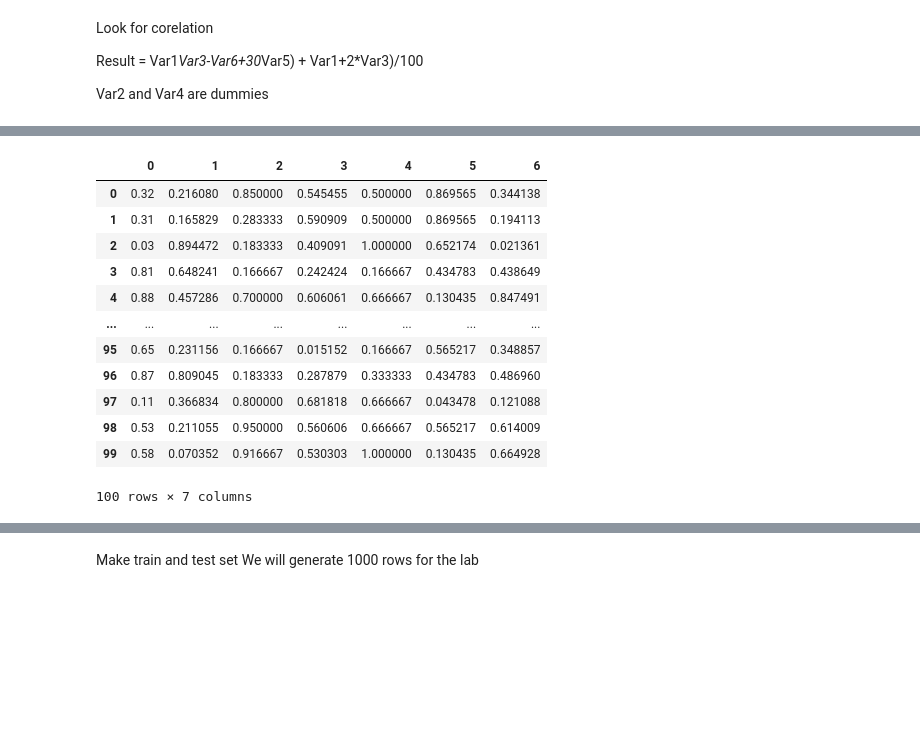
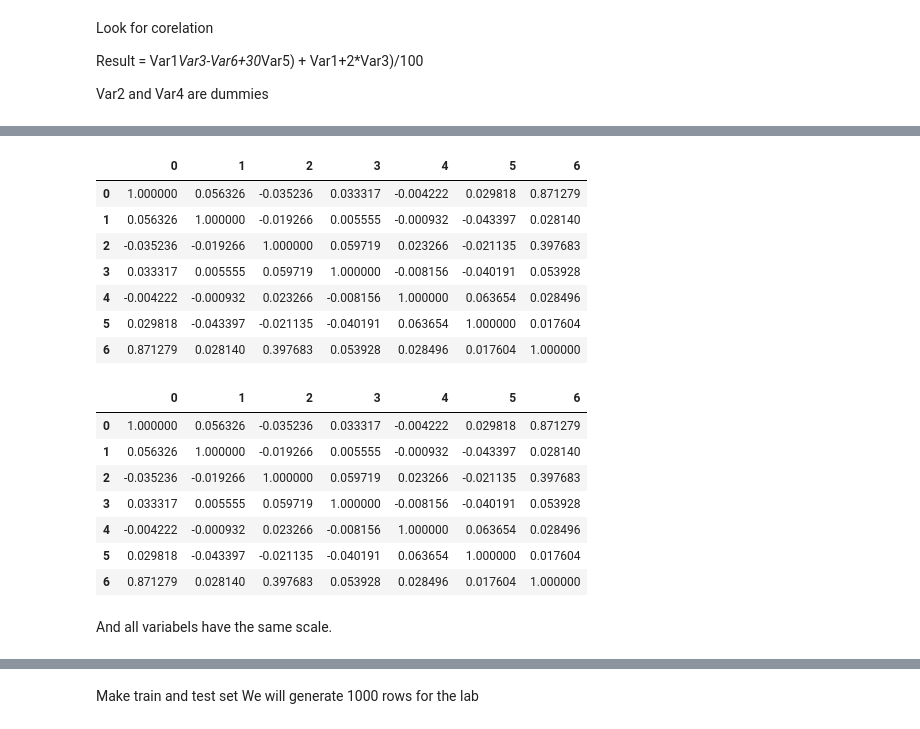
Before and after one commit to umaimehm/Intro_to_AI, a Jupyter notebook: 2021 Lab/Lab4/Untitled.ipynb, the cells around one changed output, grey strips where cells are left out. Cells and saved outputs as stored; diff of their text form; code cells hidden in the pictures; blank space fills up the shorter version.

```diff
--- a/2021 Lab/Lab4/Untitled.ipynb
+++ b/2021 Lab/Lab4/Untitled.ipynb
@@ -82,21 +114,30 @@ ax3 = df.plot(kind='scatter', x='Var3', y='Result', color='b', ax=ax1)
 # %%
-x = df.values #returns a numpy array
-min_max_scaler = preprocessing.MinMaxScaler()
-x_scaled = min_max_scaler.fit_transform(x)
-df = pd.DataFrame(x_scaled)
+#As you can see, we still have the same corr matrix
+corr = df.corr()
+corr.style.background_gradient(cmap='coolwarm')
+# %% [output]
+|  | 0 | 1 | 2 | 3 | 4 | 5 | 6 |
+| 0 | 1.000000 | 0.056326 | -0.035236 | 0.033317 | -0.004222 | 0.029818 | 0.871279 |
+| 1 | 0.056326 | 1.000000 | -0.019266 | 0.005555 | -0.000932 | -0.043397 | 0.028140 |
+| 2 | -0.035236 | -0.019266 | 1.000000 | 0.059719 | 0.023266 | -0.021135 | 0.397683 |
+| 3 | 0.033317 | 0.005555 | 0.059719 | 1.000000 | -0.008156 | -0.040191 | 0.053928 |
+| 4 | -0.004222 | -0.000932 | 0.023266 | -0.008156 | 1.000000 | 0.063654 | 0.028496 |
+| 5 | 0.029818 | -0.043397 | -0.021135 | -0.040191 | 0.063654 | 1.000000 | 0.017604 |
+| 6 | 0.871279 | 0.028140 | 0.397683 | 0.053928 | 0.028496 | 0.017604 | 1.000000 |
-# %%
-df
-# %% [output]
-|  | 0 | 1 | 2 | 3 | 4 | 5 | 6 |
-| 0 | 0.32 | 0.216080 | 0.850000 | 0.545455 | 0.500000 | 0.869565 | 0.344138 |
-| 1 | 0.31 | 0.165829 | 0.283333 | 0.590909 | 0.500000 | 0.869565 | 0.194113 |
-| 2 | 0.03 | 0.894472 | 0.183333 | 0.409091 | 1.000000 | 0.652174 | 0.021361 |
-| 3 | 0.81 | 0.648241 | 0.166667 | 0.242424 | 0.166667 | 0.434783 | 0.438649 |
-| 4 | 0.88 | 0.457286 | 0.700000 | 0.606061 | 0.666667 | 0.130435 | 0.847491 |
-| ... | ... | ... | ... | ... | ... | ... | ... |
-| 95 | 0.65 | 0.231156 | 0.166667 | 0.015152 | 0.166667 | 0.565217 | 0.348857 |
-| 96 | 0.87 | 0.809045 | 0.183333 | 0.287879 | 0.333333 | 0.434783 | 0.486960 |
-| 97 | 0.11 | 0.366834 | 0.800000 | 0.681818 | 0.666667 | 0.043478 | 0.121088 |
-| 98 | 0.53 | 0.211055 | 0.950000 | 0.560606 | 0.666667 | 0.565217 | 0.614009 |
-| 99 | 0.58 | 0.070352 | 0.916667 | 0.530303 | 1.000000 | 0.130435 | 0.664928 |
-100 rows × 7 columns
+# %%
+
+corr = df2.corr()
+corr.style.background_gradient(cmap='plasma')
+#check out https://matplotlib.org/stable/tutorials/colors/colormaps.html for
+#more color maps
+# %% [output]
+|  | 0 | 1 | 2 | 3 | 4 | 5 | 6 |
+| 0 | 1.000000 | 0.056326 | -0.035236 | 0.033317 | -0.004222 | 0.029818 | 0.871279 |
+| 1 | 0.056326 | 1.000000 | -0.019266 | 0.005555 | -0.000932 | -0.043397 | 0.028140 |
+| 2 | -0.035236 | -0.019266 | 1.000000 | 0.059719 | 0.023266 | -0.021135 | 0.397683 |
+| 3 | 0.033317 | 0.005555 | 0.059719 | 1.000000 | -0.008156 | -0.040191 | 0.053928 |
+| 4 | -0.004222 | -0.000932 | 0.023266 | -0.008156 | 1.000000 | 0.063654 | 0.028496 |
+| 5 | 0.029818 | -0.043397 | -0.021135 | -0.040191 | 0.063654 | 1.000000 | 0.017604 |
+| 6 | 0.871279 | 0.028140 | 0.397683 | 0.053928 | 0.028496 | 0.017604 | 1.000000 |
+# %% [markdown]
+And all variabels have the same scale.
```
Also changed, not shown: parts of 19 cells of this notebook, 8 other files.
